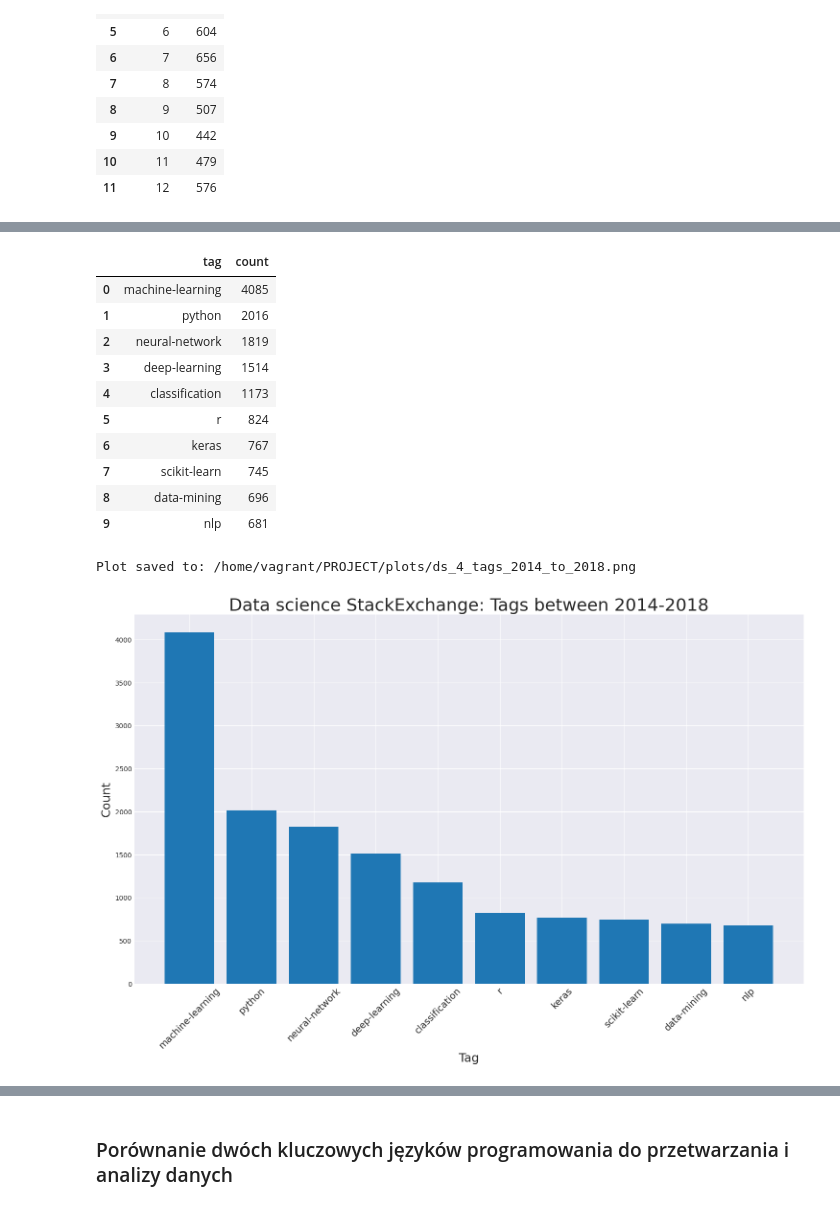
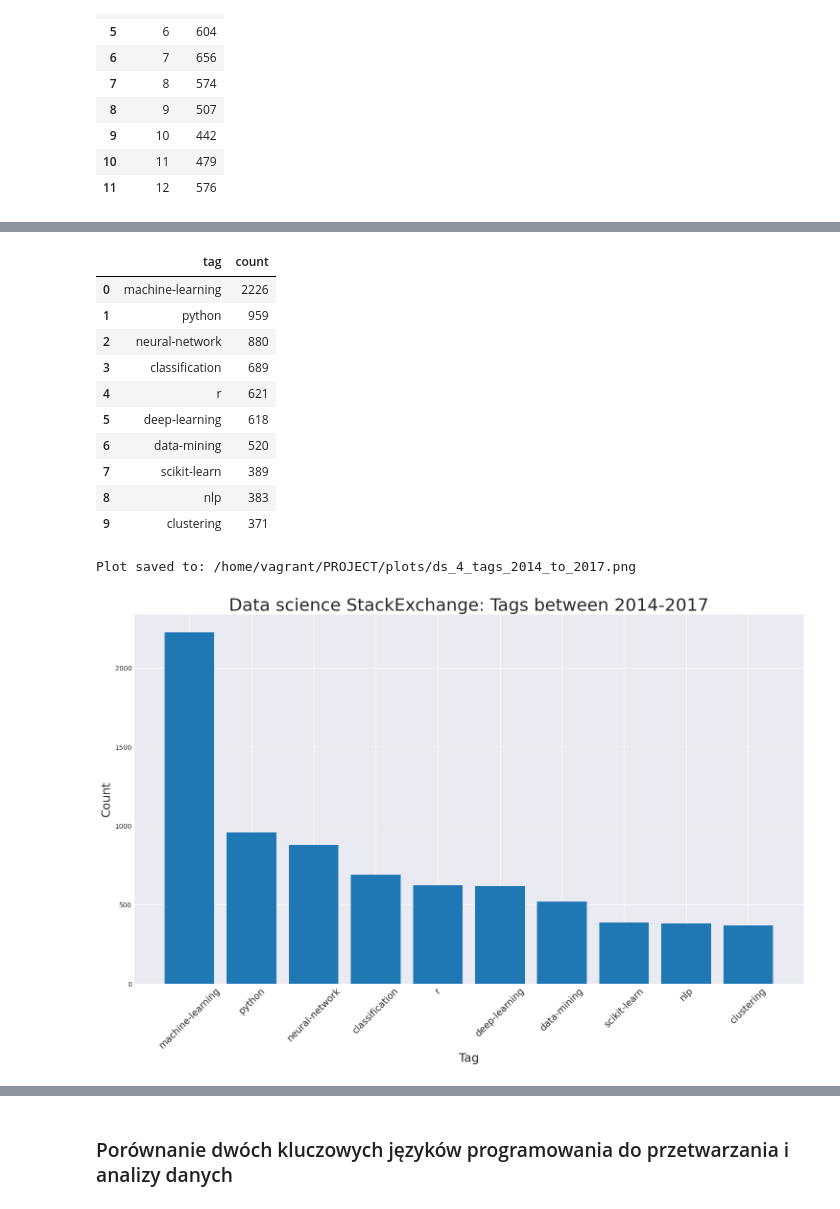
Before and after one commit to maciejors/big_data, a Jupyter notebook: PROJEKT.ipynb, the cells around one changed output, grey strips where cells are left out. Cells and saved outputs as stored; diff of their text form; code cells hidden in the pictures.

```diff
--- a/PROJEKT.ipynb
+++ b/PROJEKT.ipynb
@@ -518,7 +518,7 @@ Plot saved to: /home/vagrant/PROJECT/plots/ds_3_tags_2019.png
 df1_4 = df_datascience_posts\
     .join(df_datascience_tags, on='question_id')\
     .withColumn('year', f.year('creation_date'))\
-    .filter(f.col('year') < 2019)\
+    .filter(f.col('year') < 2018)\
     .groupBy('tag')\
     .count()\
     .orderBy('count', ascending=False)\
@@ -531,28 +531,28 @@ df1_4 = df_datascience_posts\
 df1_4
 # %% [output]
 |  | tag | count |
-| 0 | machine-learning | 4085 |
-| 1 | python | 2016 |
-| 2 | neural-network | 1819 |
-| 3 | deep-learning | 1514 |
-| 4 | classification | 1173 |
-| 5 | r | 824 |
-| 6 | keras | 767 |
-| 7 | scikit-learn | 745 |
-| 8 | data-mining | 696 |
-| 9 | nlp | 681 |
+| 0 | machine-learning | 2226 |
+| 1 | python | 959 |
+| 2 | neural-network | 880 |
+| 3 | classification | 689 |
+| 4 | r | 621 |
+| 5 | deep-learning | 618 |
+| 6 | data-mining | 520 |
+| 7 | scikit-learn | 389 |
+| 8 | nlp | 383 |
+| 9 | clustering | 371 |
 # %%
 plt.figure(figsize=(18, 10))
 plt.bar(df1_4['tag'], df1_4['count'])
 plt.xlabel('Tag', fontsize=18)
 plt.ylabel('Count', fontsize=18)
 plt.xticks(rotation=45, fontsize=14)
-plt.title('Data science StackExchange: Tags between 2014-2018', fontsize=26)
-save_plot('ds_4_tags_2014_to_2018')
+plt.title('Data science StackExchange: Tags between 2014-2017', fontsize=26)
+save_plot('ds_4_tags_2014_to_2017')
 plt.show()
 # %% [output]
-Plot saved to: /home/vagrant/PROJECT/plots/ds_4_tags_2014_to_2018.png
+Plot saved to: /home/vagrant/PROJECT/plots/ds_4_tags_2014_to_2017.png
-[figure, old version]
+[figure, new version]
 # %%
 df1_5 = df_datascience_posts\
     .join(df_datascience_tags, on='question_id')\
```
Also changed, not shown: parts of 33 cells of this notebook.
